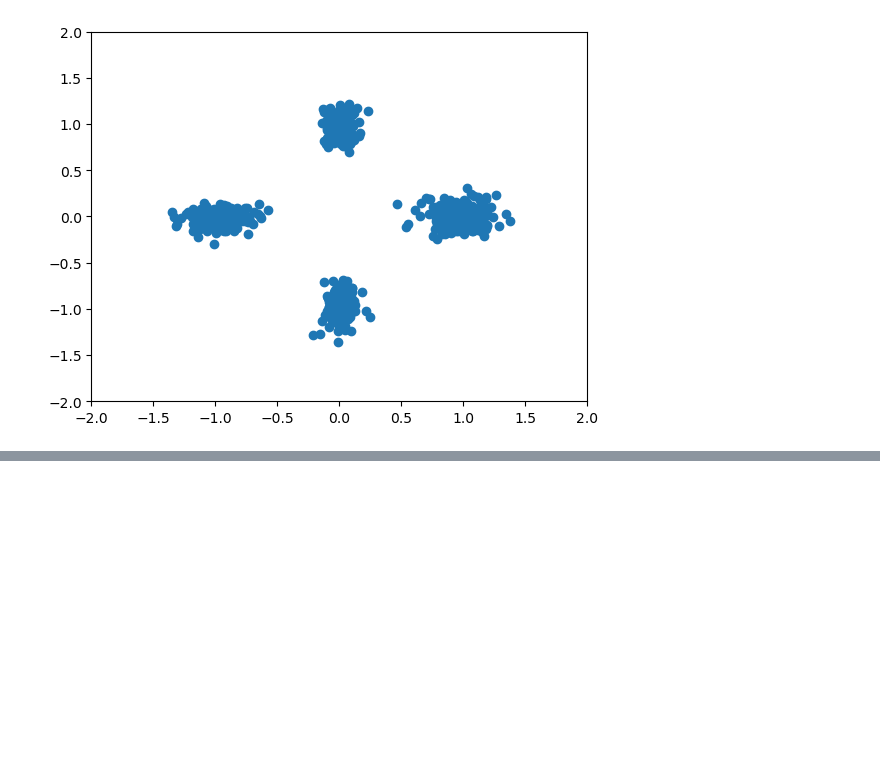
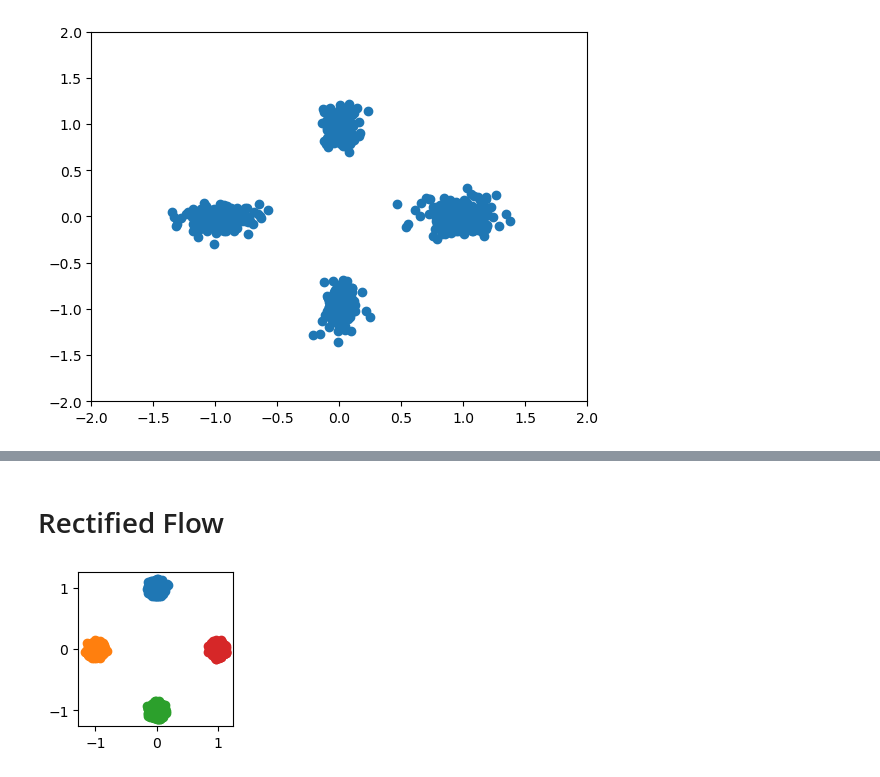
Before and after one commit to TieJean/MLHelpers, a Jupyter notebook: examples.ipynb, the cells around one changed output, grey strips where cells are left out. Drawn from its saved outputs; the diff is of its cells as text; code cells hidden in the pictures; blank space fills up the shorter version.

```diff
--- a/examples.ipynb
+++ b/examples.ipynb
@@ -37,0 +78,25 @@ plt.show()
+# %% [markdown]
+# Rectified Flow
+# %%
+import torch
+import torch.optim as optim
+import matplotlib.pyplot as plt
+
+import sys
+sys.path.append("/Users/tiejean/Documents/Education/Implementations/mlHlpers")
+
+from modules.mlp import MLP
+from modules.rectified_flow import RectifiedFlow
+from utils.data import sample_circular_gmm
+
+data, data_info = sample_circular_gmm(5000, num_modes=4, viz=True)
+
+batch_size = 1000
+dim = 2
+mlp = MLP([dim+1, 64, dim])
+rectified_flow = RectifiedFlow(mlp, dim)
+
+optimizer = optim.Adam(rectified_flow.parameters(), lr=5e-4)
+losses = rectified_flow.train(data, optimizer, batch_size, n_iter=8000)
+# %% [output]
+[figure, added]
```
Also changed, not shown: parts of 5 cells of this notebook, 3 other files.
